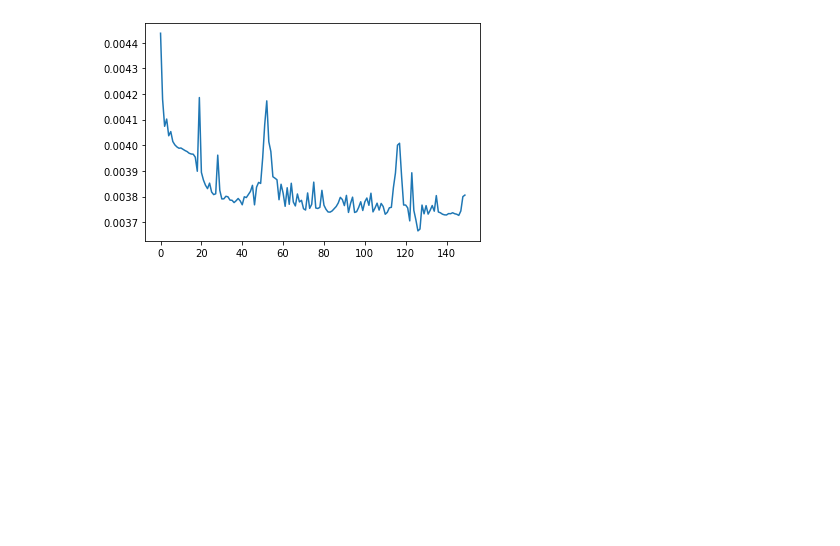
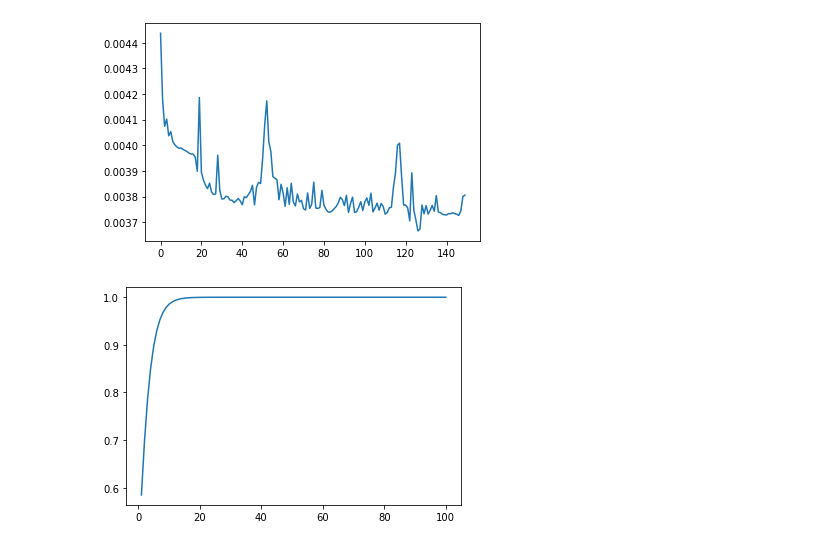
Before and after one commit to haoran-zh/mmfl-Dec, a Jupyter notebook: new_idea.ipynb, the cells around one changed output. Drawn from its saved outputs; the diff is of its cells as text; code cells hidden in the pictures; blank space fills up the shorter version.

```diff
--- a/new_idea.ipynb
+++ b/new_idea.ipynb
@@ -1333,3 +1376,36 @@ plt.show()
 (3, 150)
 [figure]
 [figure]
+# %%
+import math
+def gompertz_function(t, a, b, c):
+    """
+    Computes the Gompertz function value at time t.
+
+    Parameters:
+    t : int or float : Time period at which to calculate the function value
+    a : float : The upper asymptote (maximum value the function approaches as t increases)
+    b : float : The displacement factor (related to the initial value of the function)
+    c : float : The growth rate (controls the steepness of the curve)
+
+    Returns:
+    f(t) : float : Gompertz function value at time t
+    """
+
+    # Calculate the Gompertz function value using the formula
+    f_t = a * math.exp(-b * math.exp(-c * t))
+
+    return f_t
+# %%
+import numpy as np
+t_list = np.arange(1, 101)
+b0_list = []
+for t in t_list:
+    b0 = gompertz_function(t, a=1, b=0.8, c=0.4)
+    b0_list.append(b0)
+# plot b0_list
+import matplotlib.pyplot as plt
+plt.plot(t_list, b0_list)
+plt.show()
+# %% [output]
+[figure, added]
```
Also changed, not shown: parts of 6 cells of this notebook, 5 other files.
